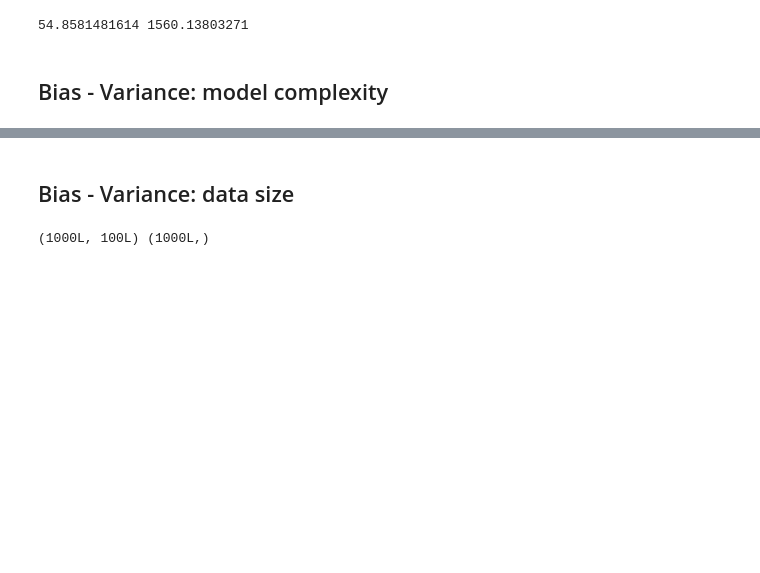
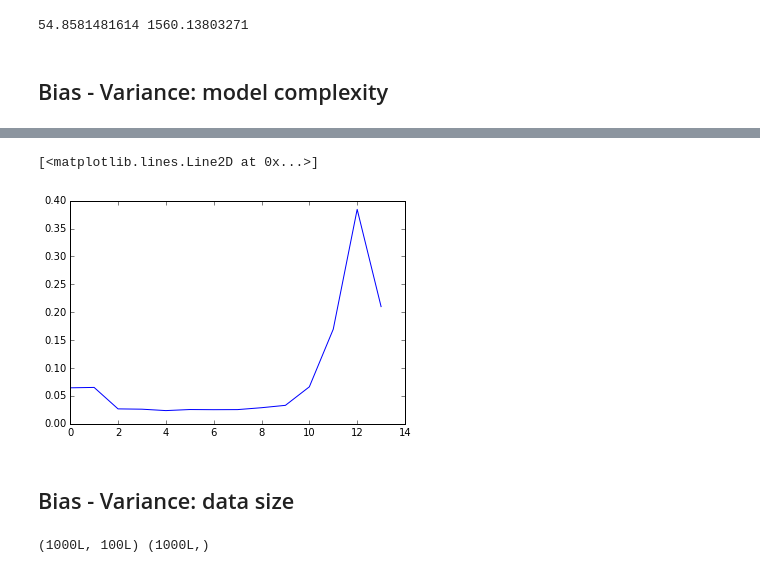
Before and after one commit to wanlipu/dsmain, a Jupyter notebook: ds2016/week4_wanli.ipynb, the cells around one changed output, grey strips where cells are left out. Drawn from its saved outputs; the diff is of its cells as text; code cells hidden in the pictures; blank space fills up the shorter version.

```diff
--- a/ds2016/week4_wanli.ipynb
+++ b/ds2016/week4_wanli.ipynb
@@ -233,3 +244,8 @@ np.std(t_score), np.std(v_score)
+# %%
+plt.plot(v_score.std(axis=1))
+# %% [output]
+[<matplotlib.lines.Line2D at 0x...>]
+[figure, added]
 # %% [markdown]
 ## Bias - Variance: data size
 # %%
```
Also changed, not shown: parts of 12 cells of this notebook.
